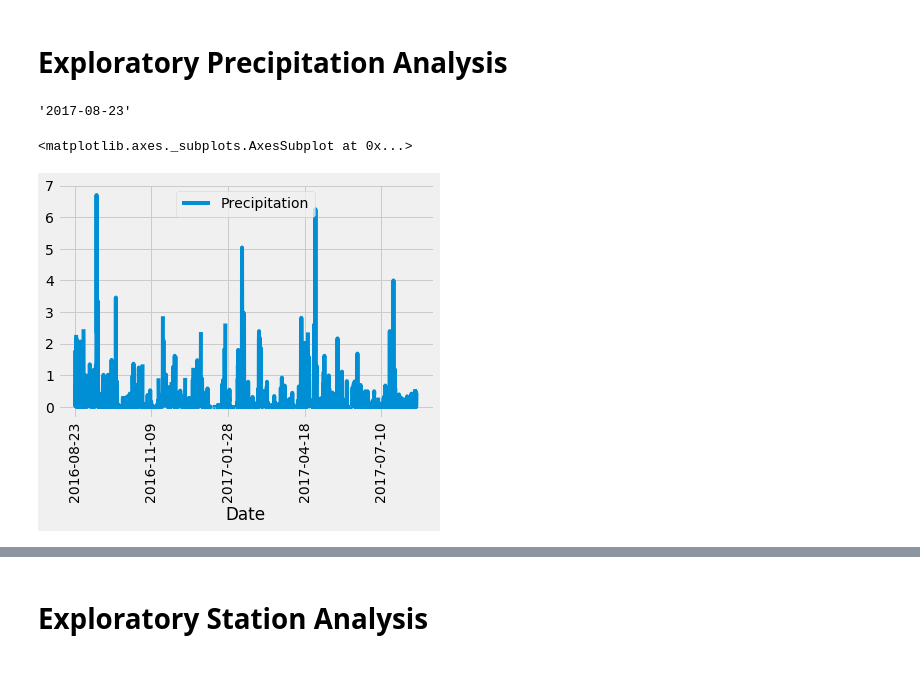
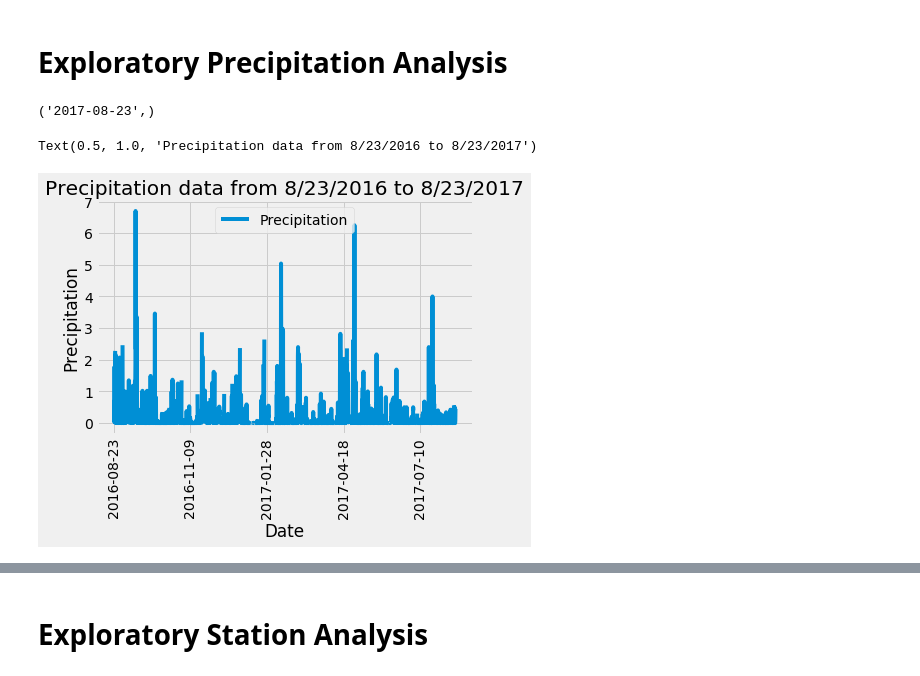
Before and after one commit to jennyalfi/sqlalchemy-challenge, a Jupyter notebook: SurfsUp/climate_analysis.ipynb, the cells around one changed output, grey strips where cells are left out. Cells and saved outputs as stored; diff of their text form; code cells hidden in the pictures.

```diff
--- a/SurfsUp/climate_analysis.ipynb
+++ b/SurfsUp/climate_analysis.ipynb
@@ -52,34 +51,40 @@ session = Session(engine)
 # Exploratory Precipitation Analysis
 # %%
 # Find the most recent date in the data set.
-most_recent = measurement["date"].max()
-most_recent
+# most_recent = measurement["date"].max()
+
+most_recent = engine.execute("SELECT MAX(date) FROM measurement;")
+
+for m in most_recent:
+    print(m)
 # %% [output]
-'2017-08-23'
+('2017-08-23',)
 # %%
 # Design a query to retrieve the last 12 months of precipitation data and plot the results.
 # Starting from the most recent data point in the database.
 
-
 # Calculate the date one year from the last date in data set.
 last_year = dt.date(2017,8,23)-dt.timedelta(days=365)
 #last_year = datetime.strptime(last_year,"%y-%m-%d")
-last_year
+#last_year
 
 # Perform a query to retrieve the data and precipitation scores
 #prcp_data = measurement[measurement["date"] >= last_year]
 prcp_data = session.query(measurement.date, measurement.prcp).filter(measurement.date >= last_year).all()
 
 # Save the query results as a Pandas DataFrame. Explicitly set the column names
-df = pd.DataFrame(prcp_data, columns=["Date", "Precipitation"])
+prcp_df = pd.DataFrame(prcp_data, columns=["Date", "Precipitation"])
 
 # Sort the dataframe by date
-df = df.sort_values("Date")
-df.head()
+prcp_df = prcp_df.sort_values("Date")
+#prcp_df.head()
 # Use Pandas Plotting with Matplotlib to plot the data
-df.plot(x="Date", y="Precipitation", rot=90)
+prcp_df.plot(x="Date", y="Precipitation", rot=90)
+
+plt.ylabel('Precipitation')
+plt.title('Precipitation data from 8/23/2016 to 8/23/2017')
 # %% [output]
-<matplotlib.axes._subplots.AxesSubplot at 0x...>
+Text(0.5, 1.0, 'Precipitation data from 8/23/2016 to 8/23/2017')
-[figure, old version]
+[figure, new version]
 # %%
 # Use Pandas to calculate the summary statistics for the precipitation data
```
Also changed, not shown: parts of 11 cells of this notebook.
